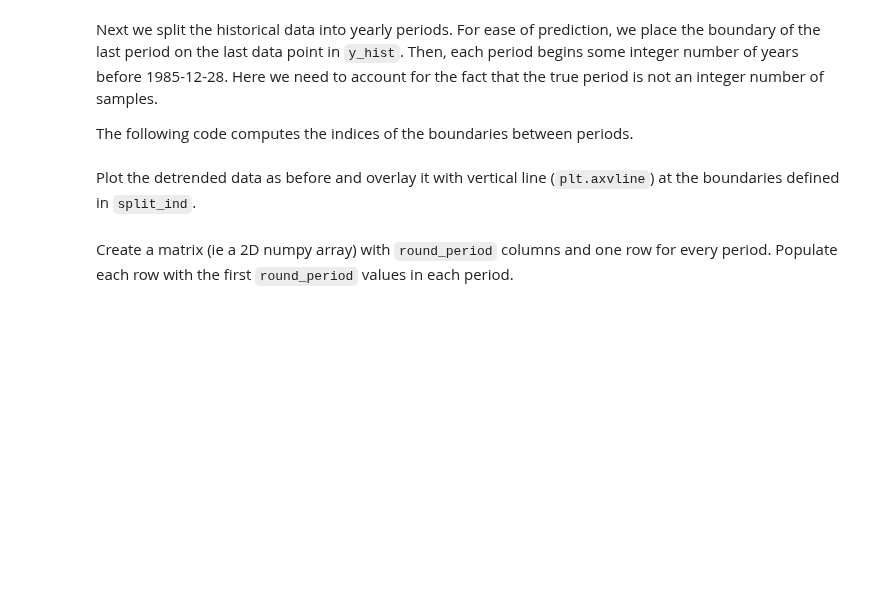
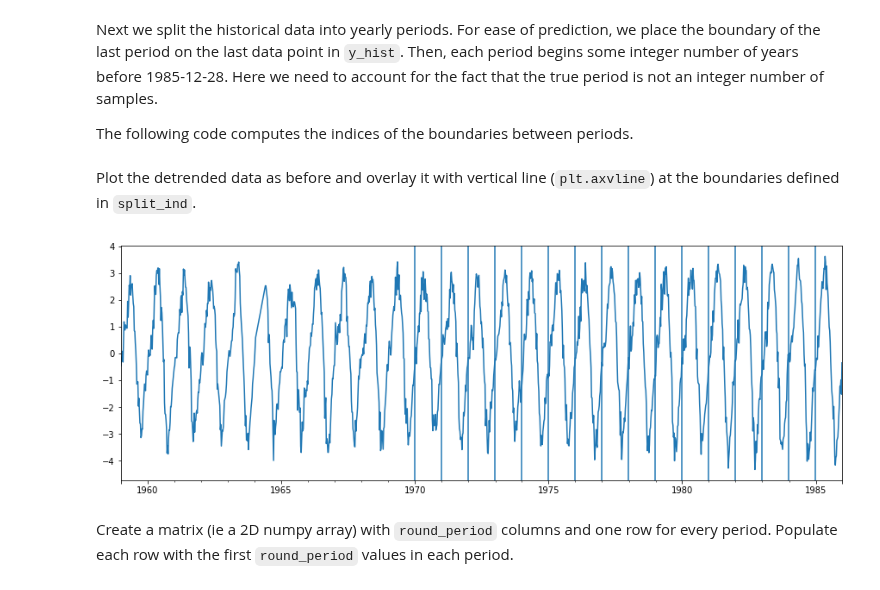
Before and after one commit to ptkinvent/sdse_public, a Jupyter notebook: lab4/lab4_handout.ipynb, the cells around one changed output. Saved outputs shown, nothing was run; the diff lists cells and outputs as text; code cells hidden in the pictures; blank space fills up the shorter version.

```diff
--- a/lab4/lab4_handout.ipynb
+++ b/lab4/lab4_handout.ipynb
@@ -143,6 +225,11 @@ Plot the detrended data as before and overlay it with vertical line (`plt.axvlin
 # %%
 fig3 = plt.figure(figsize=(15,5))
 # ADD CODE HERE
+detrended.plot()
+for i in np.arange(0,len(split_ind),1):
+    plt.axvline(split_ind[i], ymin=-5, ymax=5)
+# %% [output]
+[figure, added]
 # %%
 ################################
 # Reporting. Do not modify.#####
```
Also changed, not shown: parts of 13 cells of this notebook.
